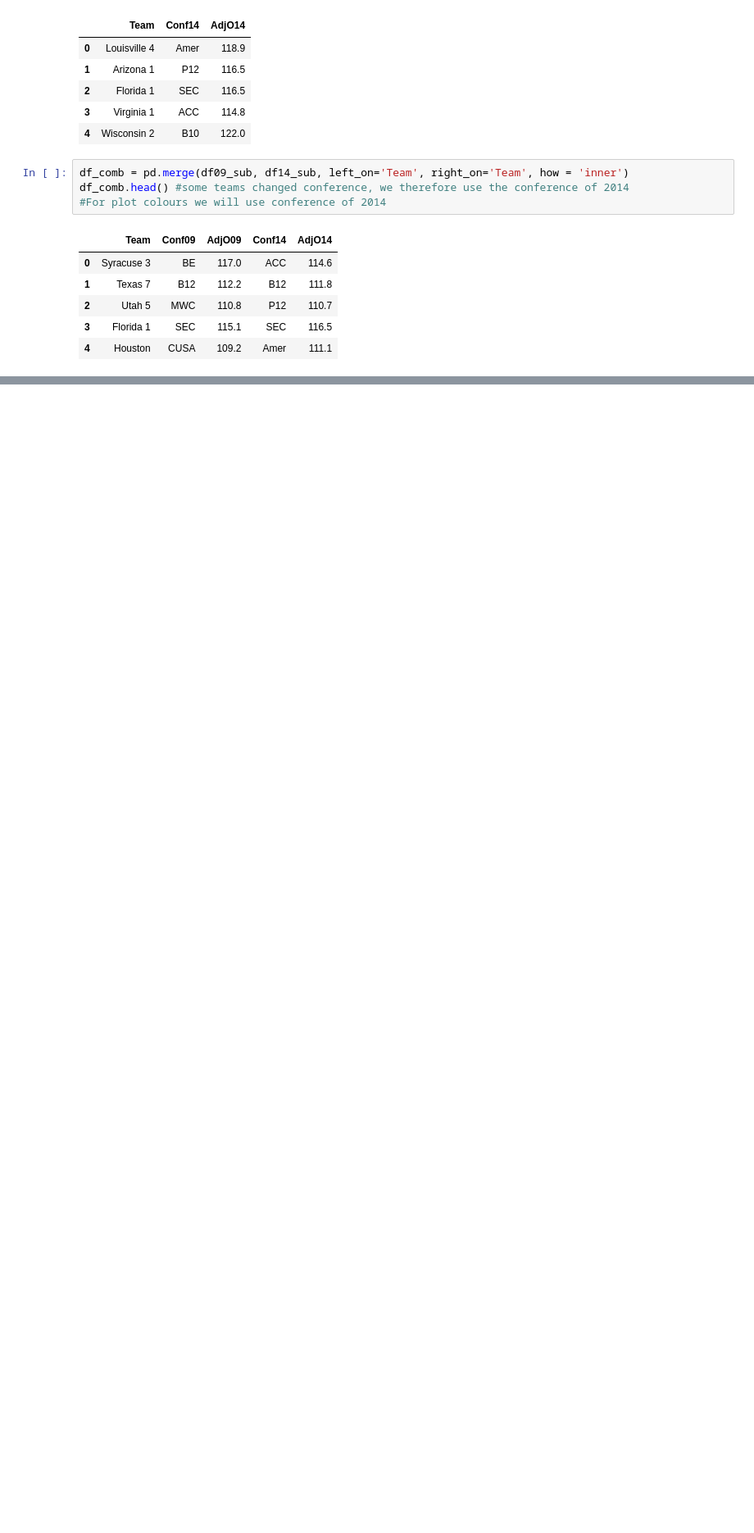
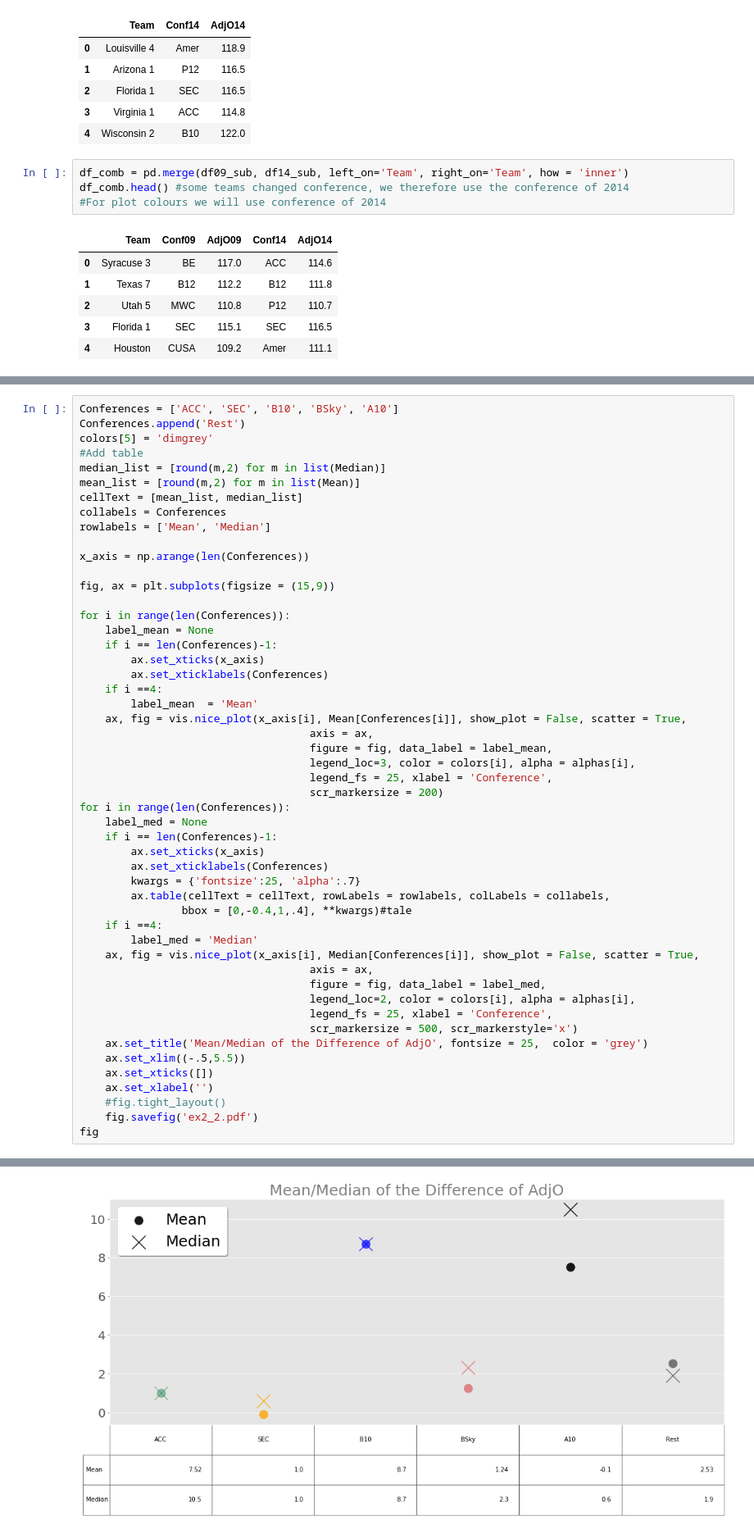
Before and after one commit to Kiril94/AMAS, a Jupyter notebook: Problem_set/Problem_set.ipynb, the cells around one changed output, grey strips where cells are left out. Shown at 82% size. Saved outputs shown, nothing was run; the diff lists cells and outputs as text; blank space fills up the shorter version.

```diff
--- a/Problem_set/Problem_set.ipynb
+++ b/Problem_set/Problem_set.ipynb
@@ -220,0 +142,52 @@ No handles with labels found to put in legend.
+# %%
+Conferences = ['ACC', 'SEC', 'B10', 'BSky', 'A10']
+Conferences.append('Rest')
+colors[5] = 'dimgrey'
+#Add table
+median_list = [round(m,2) for m in list(Median)]
+mean_list = [round(m,2) for m in list(Mean)]
+cellText = [mean_list, median_list]
+collabels = Conferences
+rowlabels = ['Mean', 'Median']
+
+x_axis = np.arange(len(Conferences))
+
+fig, ax = plt.subplots(figsize = (15,9))
+
+for i in range(len(Conferences)):
+    label_mean = None
+    if i == len(Conferences)-1:
+        ax.set_xticks(x_axis)
+        ax.set_xticklabels(Conferences)
+    if i ==4:
+        label_mean  = 'Mean'
+    ax, fig = vis.nice_plot(x_axis[i], Mean[Conferences[i]], show_plot = False, scatter = True,
+                                    axis = ax,
+                                    figure = fig, data_label = label_mean,
+                                    legend_loc=3, color = colors[i], alpha = alphas[i],
+                                    legend_fs = 25, xlabel = 'Conference',
+                                    scr_markersize = 200)
+for i in range(len(Conferences)):
+    label_med = None
+    if i == len(Conferences)-1:
+        ax.set_xticks(x_axis)
+        ax.set_xticklabels(Conferences)
+        kwargs = {'fontsize':25, 'alpha':.7}
+        ax.table(cellText = cellText, rowLabels = rowlabels, colLabels = collabels,
+                bbox = [0,-0.4,1,.4], **kwargs)#tale
+    if i ==4:
+        label_med = 'Median'
+    ax, fig = vis.nice_plot(x_axis[i], Median[Conferences[i]], show_plot = False, scatter = True,
+                                    axis = ax,
+                                    figure = fig, data_label = label_med,
+                                    legend_loc=2, color = colors[i], alpha = alphas[i],
+                                    legend_fs = 25, xlabel = 'Conference',
+                                    scr_markersize = 500, scr_markerstyle='x')
+    ax.set_title('Mean/Median of the Difference of AdjO', fontsize = 25,  color = 'grey')
+    ax.set_xlim((-.5,5.5))
+    ax.set_xticks([])
+    ax.set_xlabel('')
+    #fig.tight_layout()
+    fig.savefig('ex2_2.pdf')
+fig
+# %% [output]
@@ -220,0 +198 @@ No handles with labels found to put in legend.
+[figure, added]
```
Also changed, not shown: parts of 38 cells of this notebook, 4 other files.
